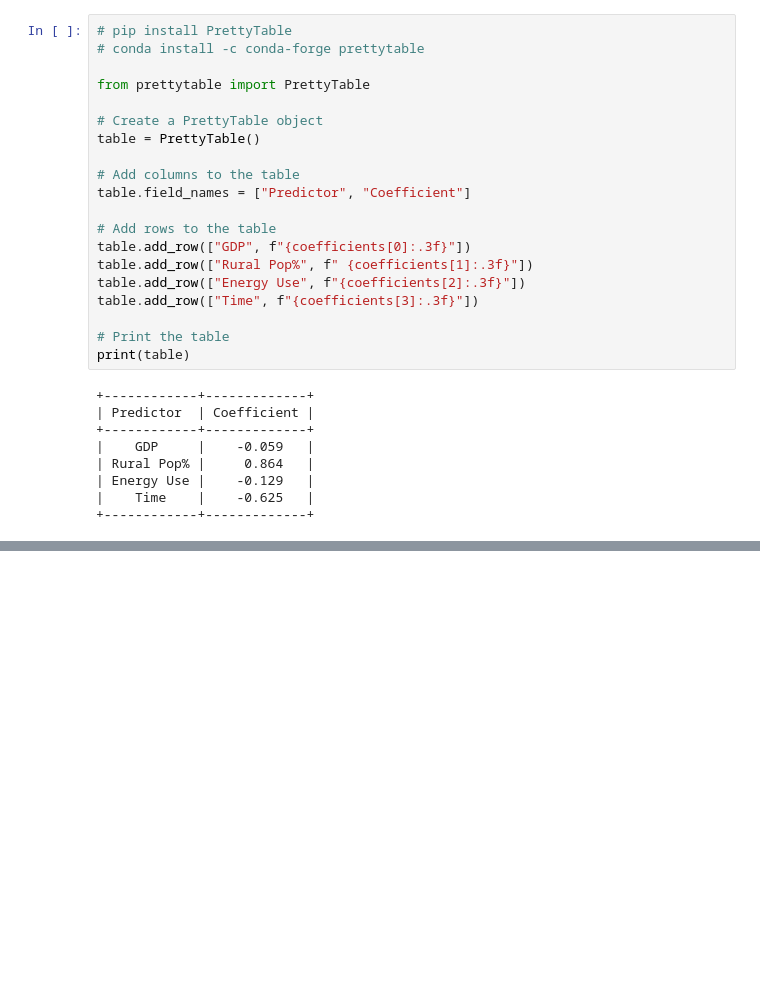
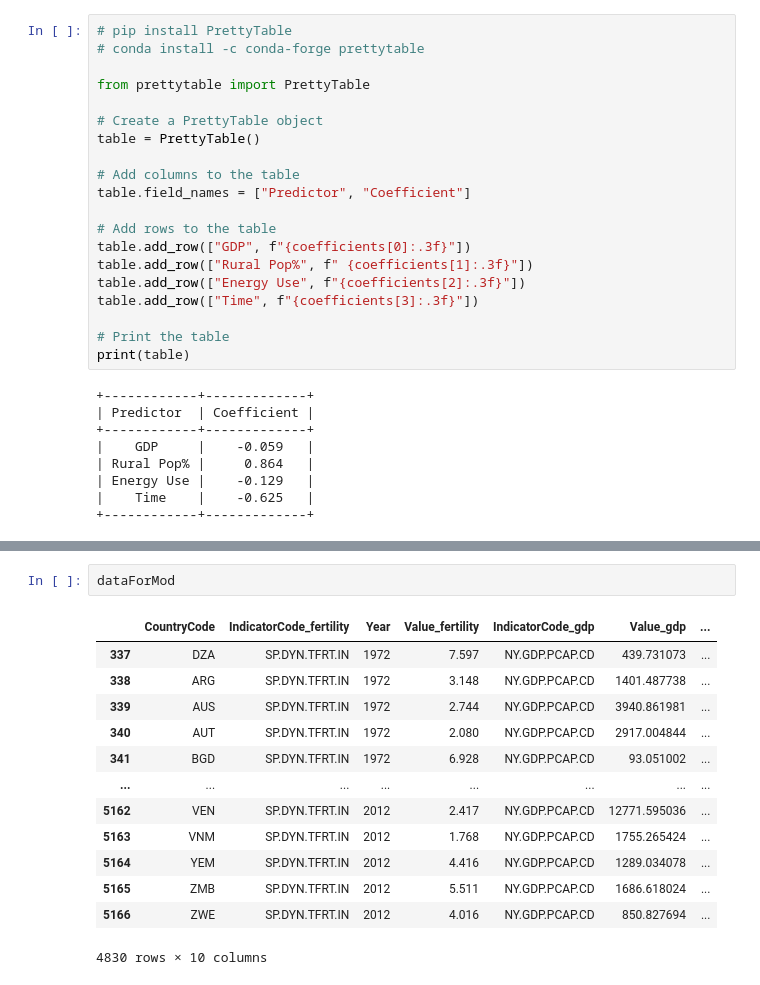
Before and after one commit to marianambc/PythonExercises, a Jupyter notebook: Project_2.ipynb, the cells around one changed output, grey strips where cells are left out. Cells and saved outputs as stored; diff of their text form; blank space fills up the shorter version.

```diff
--- a/Project_2.ipynb
+++ b/Project_2.ipynb
@@ -526,0 +502,16 @@ from scipy.spatial.distance import euclidean
+# %%
+dataForMod
+# %% [output]
+|  | CountryCode | IndicatorCode_fertility | Year | Value_fertility | IndicatorCode_gdp | Value_gdp | ... |
+| 337 | DZA | SP.DYN.TFRT.IN | 1972 | 7.597 | NY.GDP.PCAP.CD | 439.731073 | ... |
+| 338 | ARG | SP.DYN.TFRT.IN | 1972 | 3.148 | NY.GDP.PCAP.CD | 1401.487738 | ... |
+| 339 | AUS | SP.DYN.TFRT.IN | 1972 | 2.744 | NY.GDP.PCAP.CD | 3940.861981 | ... |
+| 340 | AUT | SP.DYN.TFRT.IN | 1972 | 2.080 | NY.GDP.PCAP.CD | 2917.004844 | ... |
+| 341 | BGD | SP.DYN.TFRT.IN | 1972 | 6.928 | NY.GDP.PCAP.CD | 93.051002 | ... |
+| ... | ... | ... | ... | ... | ... | ... | ... |
+| 5162 | VEN | SP.DYN.TFRT.IN | 2012 | 2.417 | NY.GDP.PCAP.CD | 12771.595036 | ... |
+| 5163 | VNM | SP.DYN.TFRT.IN | 2012 | 1.768 | NY.GDP.PCAP.CD | 1755.265424 | ... |
+| 5164 | YEM | SP.DYN.TFRT.IN | 2012 | 4.416 | NY.GDP.PCAP.CD | 1289.034078 | ... |
+| 5165 | ZMB | SP.DYN.TFRT.IN | 2012 | 5.511 | NY.GDP.PCAP.CD | 1686.618024 | ... |
+| 5166 | ZWE | SP.DYN.TFRT.IN | 2012 | 4.016 | NY.GDP.PCAP.CD | 850.827694 | ... |
+4830 rows × 10 columns
```
Also changed, not shown: parts of 40 cells of this notebook.
